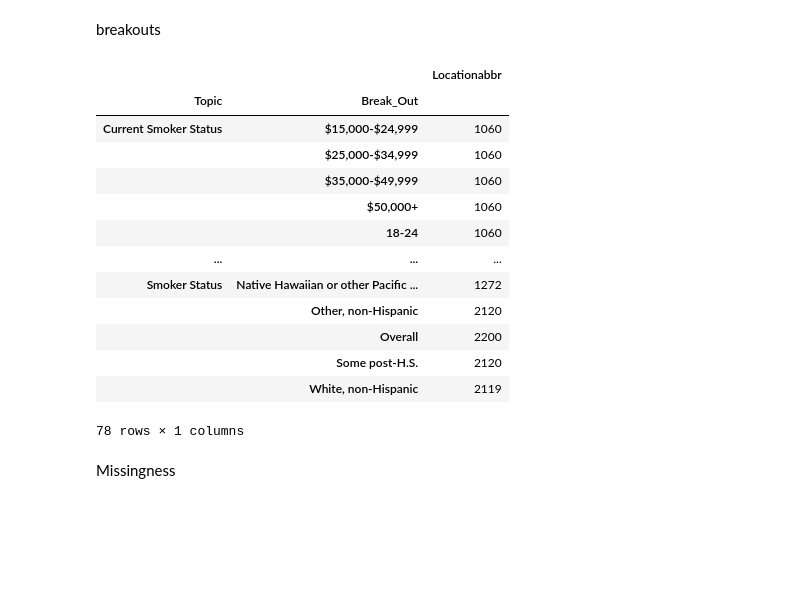
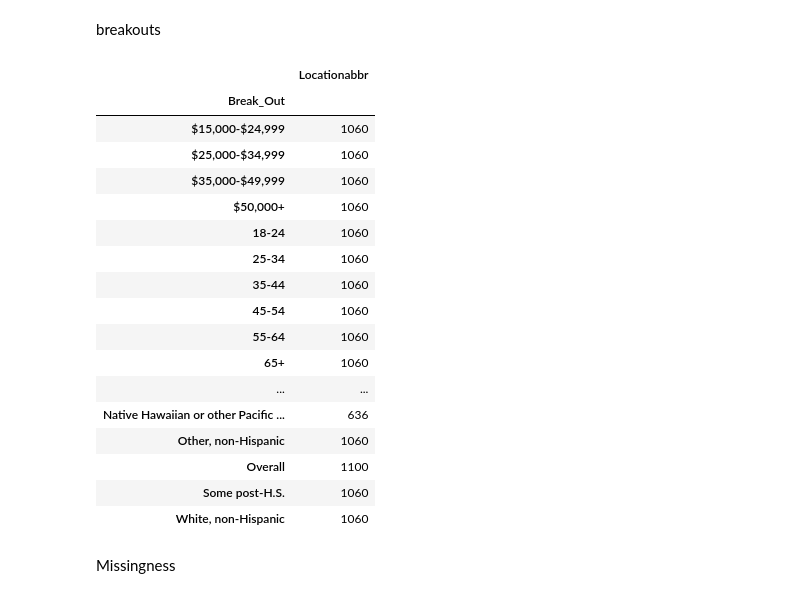
Before and after one commit to Cambn/Data-Open-2021-Central, a Jupyter notebook: us_tb_use_eda.ipynb, the cells around one changed output. Cells and saved outputs as stored; diff of their text form; code cells hidden in the pictures; blank space fills up the shorter version.

```diff
--- a/us_tb_use_eda.ipynb
+++ b/us_tb_use_eda.ipynb
@@ -26,0 +36,2 @@ tb_use.head()
+# %%
+tb_use['Sample_size'] = tb_use['Sample_Size'].apply(lambda x: int(x.replace(',', '')))
@@ -64,22 +106,26 @@ Topic - Quesion is 1 on 1
 # %% [markdown]
 breakouts
 # %%
-tb_use.groupby(['Topic', 'Break_Out'])[['Locationabbr']].count()
+tb_use.groupby(['Topic', 'Break_Out'])[['Locationabbr']].count().loc['Current Smoker Status']
 # %% [output]
-|  |  | Locationabbr |
-| Topic | Break_Out |  |
-| Current Smoker Status | $15,000-$24,999 | 1060 |
-|  | $25,000-$34,999 | 1060 |
-|  | $35,000-$49,999 | 1060 |
-|  | $50,000+ | 1060 |
-|  | 18-24 | 1060 |
-| ... | ... | ... |
-| Smoker Status | Native Hawaiian or other Pacific ... | 1272 |
-|  | Other, non-Hispanic | 2120 |
-|  | Overall | 2200 |
-|  | Some post-H.S. | 2120 |
-|  | White, non-Hispanic | 2119 |
+|  | Locationabbr |
+| Break_Out |  |
+| $15,000-$24,999 | 1060 |
+| $25,000-$34,999 | 1060 |
+| $35,000-$49,999 | 1060 |
+| $50,000+ | 1060 |
+| 18-24 | 1060 |
+| 25-34 | 1060 |
+| 35-44 | 1060 |
+| 45-54 | 1060 |
+| 55-64 | 1060 |
+| 65+ | 1060 |
+| ... | ... |
+| Native Hawaiian or other Pacific ... | 636 |
+| Other, non-Hispanic | 1060 |
+| Overall | 1100 |
+| Some post-H.S. | 1060 |
+| White, non-Hispanic | 1060 |
-78 rows × 1 columns
 # %% [markdown]
 Missingness
 # %%
```
Also changed, not shown: parts of 12 cells of this notebook, 1 other file.
